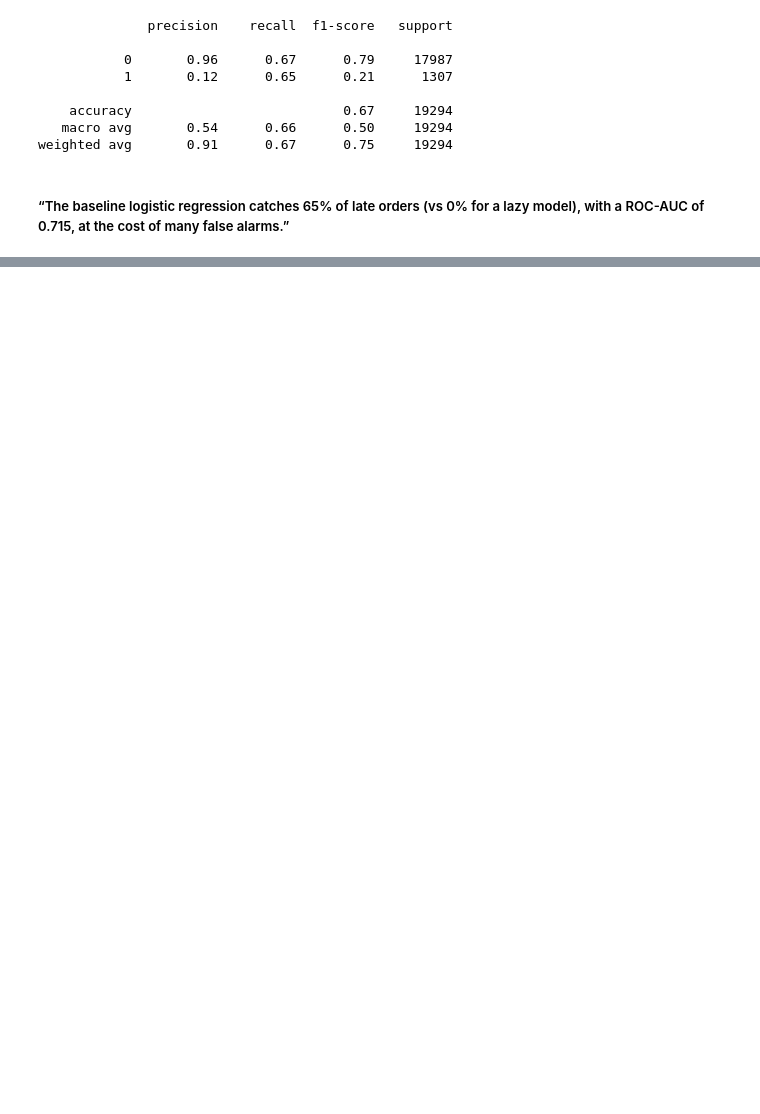
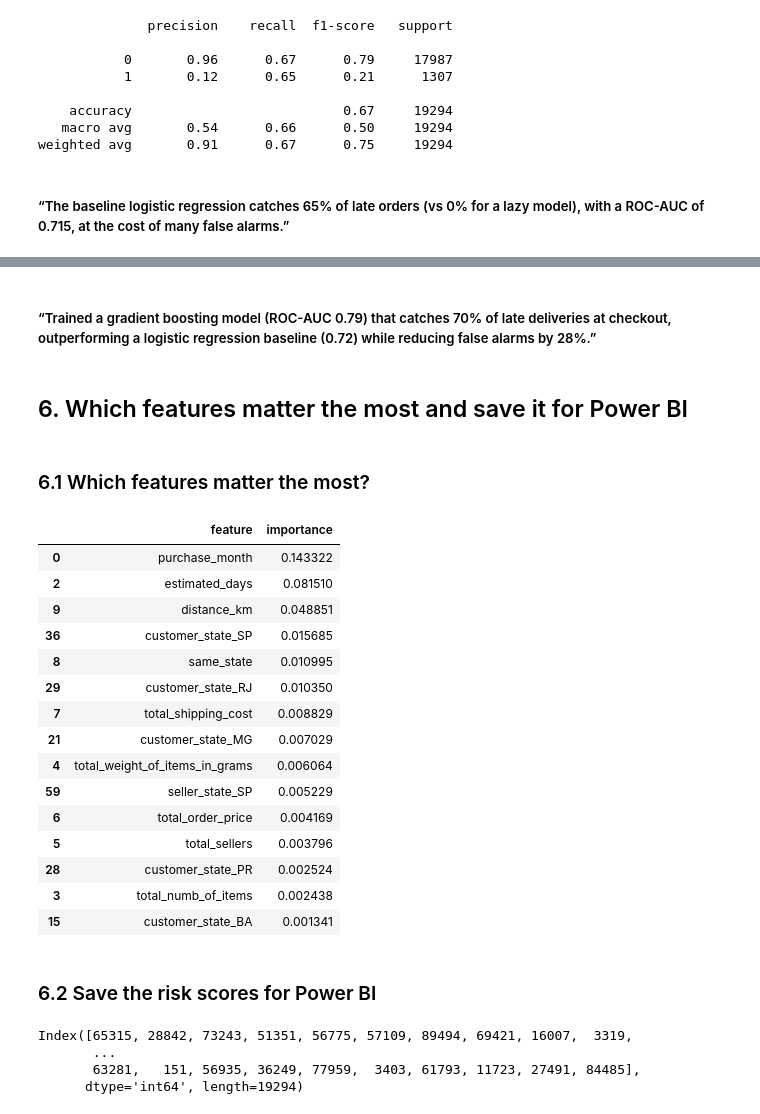
Before and after one commit to Abhigna008/olist-late-delivery-prediction, a Jupyter notebook: notebooks/02_model.ipynb, the cells around one changed output, grey strips where cells are left out. Drawn from its saved outputs; the diff is of its cells as text; code cells hidden in the pictures; blank space fills up the shorter version.

Commit message:
Gradient boosting model (ROC-AUC 0.79), feature importance, risk scores saved to PostfresSQL

```diff
--- a/notebooks/02_model.ipynb
+++ b/notebooks/02_model.ipynb
@@ -235,0 +242,4 @@ weighted avg       0.91      0.67      0.75     19294
+# %%
+gb_model = HistGradientBoostingClassifier(class_weight="balanced", random_state=42, max_iter=300)
+
+gb_model.fit(X_train, y_train)
@@ -235,0 +280,48 @@ weighted avg       0.91      0.67      0.75     19294
+# %% [markdown]
+##### “Trained a gradient boosting model (ROC-AUC 0.79) that catches 70% of late deliveries at checkout, outperforming a logistic regression baseline (0.72) while reducing false alarms by 28%.”
+# %% [markdown]
+## 6. Which features matter the most and save it for Power BI
+# %% [markdown]
+### 6.1 Which features matter the most?
+# %%
+perm = permutation_importance(
+    gb_model,
+    X_test, y_test,
+    scoring="roc_auc",
+    n_repeats=5,
+    random_state=42
+)
+# %%
+importance = pd.DataFrame({
+    "feature": X_test.columns,
+    "importance": perm.importances_mean
+})
+
+importance = importance.sort_values("importance", ascending=False).head(15)
+importance
+# %% [output]
+|  | feature | importance |
+| 0 | purchase_month | 0.143322 |
+| 2 | estimated_days | 0.081510 |
+| 9 | distance_km | 0.048851 |
+| 36 | customer_state_SP | 0.015685 |
+| 8 | same_state | 0.010995 |
+| 29 | customer_state_RJ | 0.010350 |
+| 7 | total_shipping_cost | 0.008829 |
+| 21 | customer_state_MG | 0.007029 |
+| 4 | total_weight_of_items_in_grams | 0.006064 |
+| 59 | seller_state_SP | 0.005229 |
+| 6 | total_order_price | 0.004169 |
+| 5 | total_sellers | 0.003796 |
+| 28 | customer_state_PR | 0.002524 |
+| 3 | total_numb_of_items | 0.002438 |
+| 15 | customer_state_BA | 0.001341 |
+# %% [markdown]
+### 6.2 Save the risk scores for Power BI
+# %%
+X_test.index
+# %% [output]
+Index([65315, 28842, 73243, 51351, 56775, 57109, 89494, 69421, 16007,  3319,
+       ...
+       63281,   151, 56935, 36249, 77959,  3403, 61793, 11723, 27491, 84485],
+      dtype='int64', length=19294)
```
Also changed, not shown: parts of 30 cells of this notebook, 1 other file.
